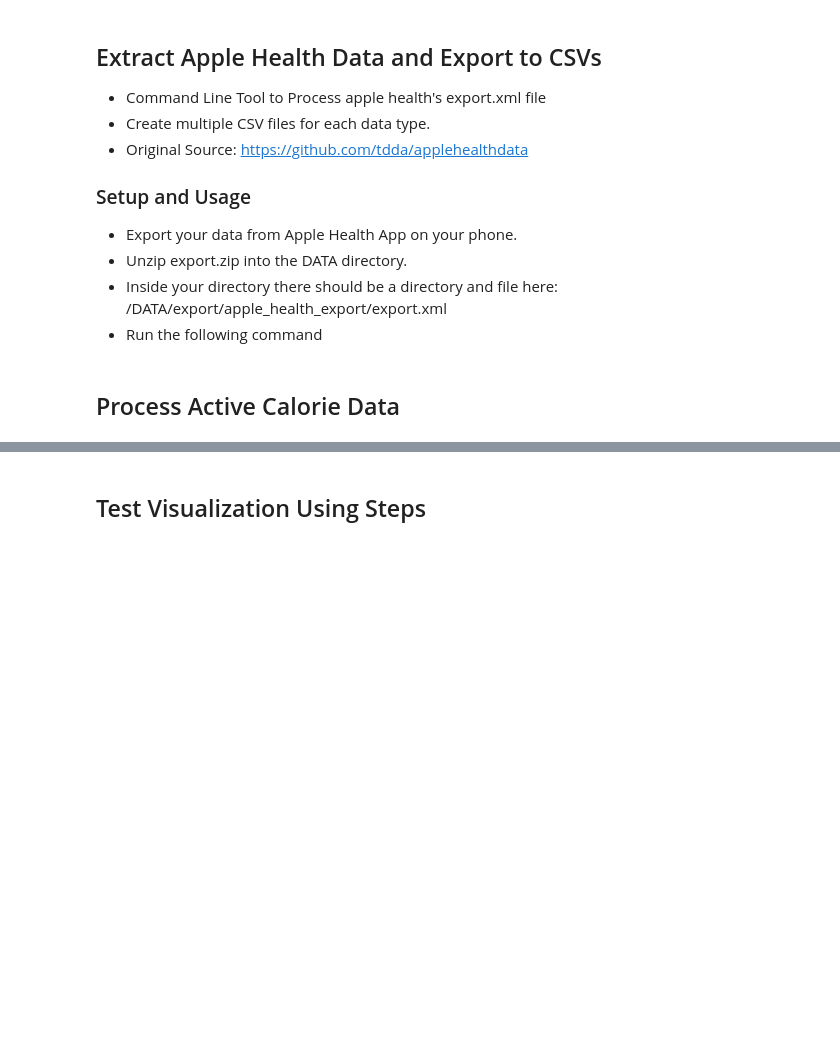
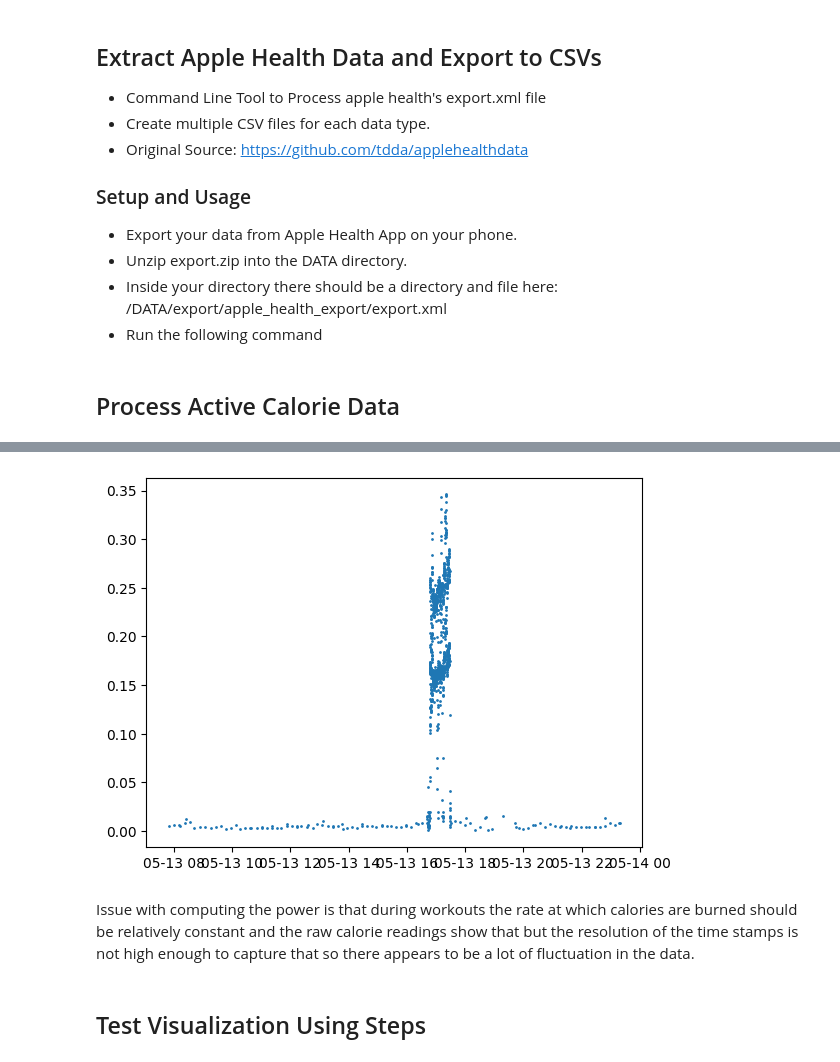
Before and after one commit to TWilson05/Blood_Sugar_Trend_Analysis, a Jupyter notebook: Process_data.ipynb, the cells around one changed output, grey strips where cells are left out. Saved outputs shown, nothing was run; the diff lists cells and outputs as text; code cells hidden in the pictures; blank space fills up the shorter version.

Commit message:
displayed a first plot for the calorie data

```diff
--- a/Process_data.ipynb
+++ b/Process_data.ipynb
@@ -48,0 +29,6 @@ calories.value.sum()
+# %%
+cals = calories[calories['startDate'].str.startswith("2024-05")][['startDate', 'endDate', 'value']]
+cals['start'] = pd.to_datetime(cals['startDate'])
+cals['end'] = pd.to_datetime(cals['endDate'])
+cals = cals[(cals['start'] > '2024-05-12') & (cals['start'] < '2024-05-24')][['start', 'end', 'value']].reset_index(drop=True)
+cals
@@ -48,0 +49,4 @@ calories.value.sum()
+# %%
+cals['power'] = cals['value'] / (cals['end'] - cals['start']).dt.total_seconds()
+cals['day'] = cals['start'].dt.day
+cals['power'].describe()
@@ -49,3 +63,12 @@ calories.value.sum()
+# %%
+days_list = cals['day'].unique()
+mask = cals['day'] == days_list[1]
+plt.scatter(cals[mask]['end'], cals[mask]['power'], s=1)
+plt.show()
+# %% [output]
+[figure, added]
+# %% [markdown]
+Issue with computing the power is that during workouts the rate at which calories are burned should be relatively constant and the raw calorie readings show that but the resolution of the time stamps is not high enough to capture that so there appears to be a lot of fluctuation in the data.
 # %% [markdown]
 ## Test Visualization Using Steps
 # %%
```
Also changed, not shown: parts of 8 cells of this notebook.
